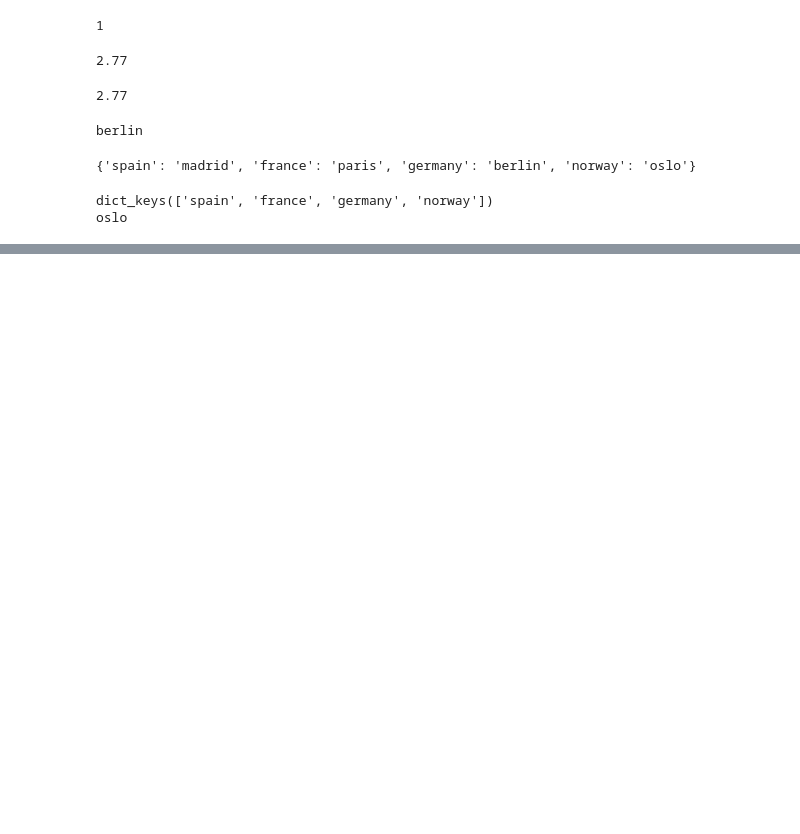
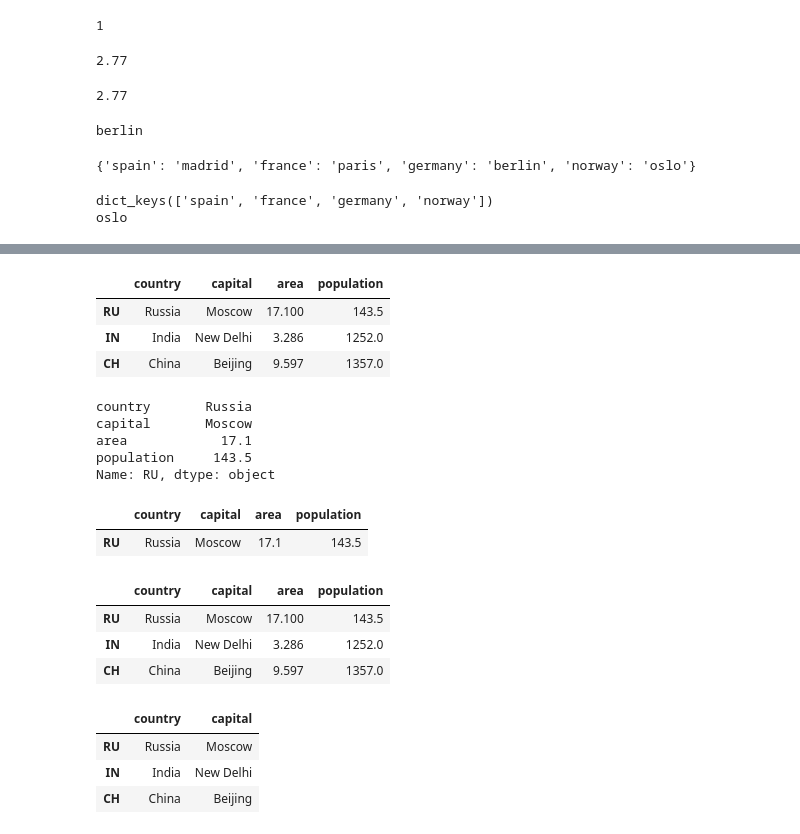
Before and after one commit to Abito21/DataScience-Python-DataCamp, a Jupyter notebook: Intermediate-Python.ipynb, the cells around one changed output, grey strips where cells are left out. Drawn from its saved outputs; the diff is of its cells as text; code cells hidden in the pictures; blank space fills up the shorter version.

```diff
--- a/Intermediate-Python.ipynb
+++ b/Intermediate-Python.ipynb
@@ -181,0 +456,40 @@ oslo
+# %%
+# Row Access []
+
+brics[1:4]
+# %% [output]
+|  | country | capital | area | population |
+| RU | Russia | Moscow | 17.100 | 143.5 |
+| IN | India | New Delhi | 3.286 | 1252.0 |
+| CH | China | Beijing | 9.597 | 1357.0 |
+# %%
+# Row as pandas Series
+
+brics.loc["RU"]
+# %% [output]
+country       Russia
+capital       Moscow
+area            17.1
+population     143.5
+Name: RU, dtype: object
+# %%
+# Row as pandas DataFrame
+
+brics.loc[["RU"]]
+# %% [output]
+|  | country | capital | area | population |
+| RU | Russia | Moscow | 17.1 | 143.5 |
+# %%
+brics.loc[["RU", "IN", "CH"]]
+# %% [output]
+|  | country | capital | area | population |
+| RU | Russia | Moscow | 17.100 | 143.5 |
+| IN | India | New Delhi | 3.286 | 1252.0 |
+| CH | China | Beijing | 9.597 | 1357.0 |
+# %%
+brics.loc[["RU", "IN", "CH"], ["country", "capital"]]
+# %% [output]
+|  | country | capital |
+| RU | Russia | Moscow |
+| IN | India | New Delhi |
+| CH | China | Beijing |
```
Also changed, not shown: parts of 30 cells of this notebook, 1 other file.
